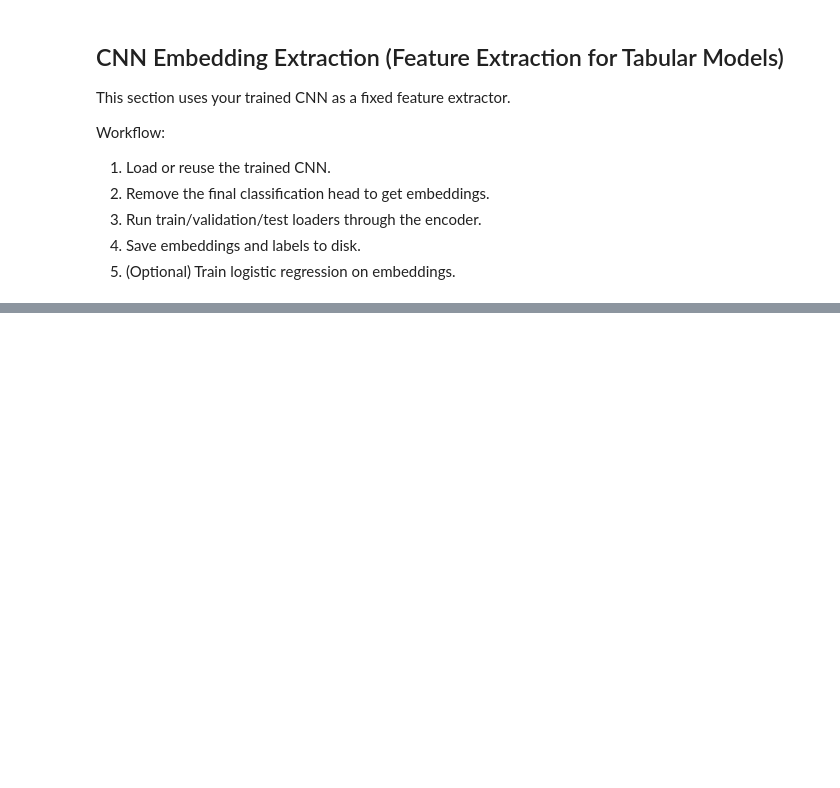
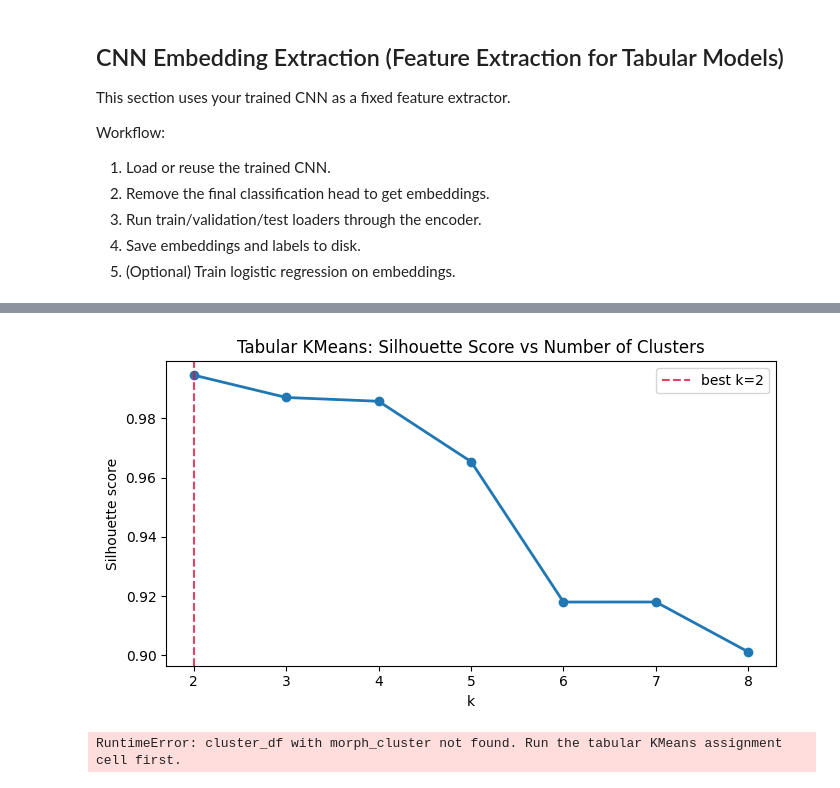
Before and after one commit to MADS-Milestone-2/Galaxy-Classifier, a Jupyter notebook: group-4-second-draft.ipynb, the cells around one changed output, grey strips where cells are left out. Cells and saved outputs as stored; diff of their text form; code cells hidden in the pictures; blank space fills up the shorter version.

Commit message:
add eval visualizations

```diff
--- a/group-4-second-draft.ipynb
+++ b/group-4-second-draft.ipynb
@@ -3085,0 +3176,75 @@ print(classification_report(y_eval_emb, y_pred_emb, zero_division=0))
+# %%
+# Method 1 visuals: Tabular KMeans summary
+import numpy as np
+import pandas as pd
+import matplotlib.pyplot as plt
+import seaborn as sns
+from pathlib import Path
+
+# ---------- Visual 1: Silhouette score vs k ----------
+score_dir = Path("output-csv/jwst_unsupervised")
+score_candidates = [
+    score_dir / "jwst_unsup_cluster_scores.csv",
+    score_dir / "jwst_unsup_clister_scores.csv",
+]
+sil_path = next((p for p in score_candidates if p.exists()), None)
+if sil_path is None:
+    raise FileNotFoundError(
+        "Silhouette score file not found. Checked: " + ", ".join(str(p) for p in score_candidates)
+    )
+
+sil_df = pd.read_csv(sil_path)
+required_cols = {"k", "silhouette"}
+if not required_cols.issubset(sil_df.columns):
+    raise ValueError(
+        f"{sil_path} must contain columns {sorted(required_cols)}; found {list(sil_df.columns)}"
+    )
+
+sil_df = sil_df[["k", "silhouette"]].dropna().copy()
+sil_df["k"] = sil_df["k"].astype(int)
+sil_df["silhouette"] = sil_df["silhouette"].astype(float)
+sil_df = sil_df.sort_values("k")
+
+best_k_tab = int(sil_df.loc[sil_df["silhouette"].idxmax(), "k"])
+
+plt.figure(figsize=(7, 4))
+plt.plot(sil_df["k"], sil_df["silhouette"], marker="o", linewidth=2)
+plt.axvline(best_k_tab, linestyle="--", color="crimson", alpha=0.8, label=f"best k={best_k_tab}")
+plt.title("Tabular KMeans: Silhouette Score vs Number of Clusters")
+plt.xlabel("k")
+plt.ylabel("Silhouette score")
+plt.xticks(sil_df["k"].tolist())
+plt.legend()
+plt.tight_layout()
+plt.show()
+# %% [output]
+[figure, added]
+# %%
+# ---------- Visual 2: Cluster profile heatmap ----------
+if "cluster_df" not in globals() or "morph_cluster" not in cluster_df.columns:
+    raise RuntimeError("cluster_df with morph_cluster not found. Run the tabular KMeans assignment cell first.")
+
+profile_features = [c for c in cluster_df.columns if c != "morph_cluster"]
+if len(profile_features) == 0:
+    raise RuntimeError("No profile features available in cluster_df.")
+
+cluster_profiles = cluster_df.groupby("morph_cluster")[profile_features].mean().sort_index()
+
+# z-score features across clusters for comparability in heatmap colors
+cluster_profiles_z = (cluster_profiles - cluster_profiles.mean(axis=0)) / cluster_profiles.std(axis=0).replace(0, np.nan)
+cluster_profiles_z = cluster_profiles_z.fillna(0.0)
+
+plt.figure(figsize=(10, max(4, 0.35 * len(profile_features))))
+sns.heatmap(
+    cluster_profiles_z.T,
+    cmap="coolwarm",
+    center=0,
+    cbar_kws={"label": "Feature z-score across clusters"}
+)
+plt.title("Tabular KMeans: Cluster Profile Heatmap")
+plt.xlabel("Cluster")
+plt.ylabel("Feature")
+plt.tight_layout()
+plt.show()
+# %% [output]
+RuntimeError: cluster_df with morph_cluster not found. Run the tabular KMeans assignment cell first.
```
Also changed, not shown: parts of 9 cells of this notebook.
